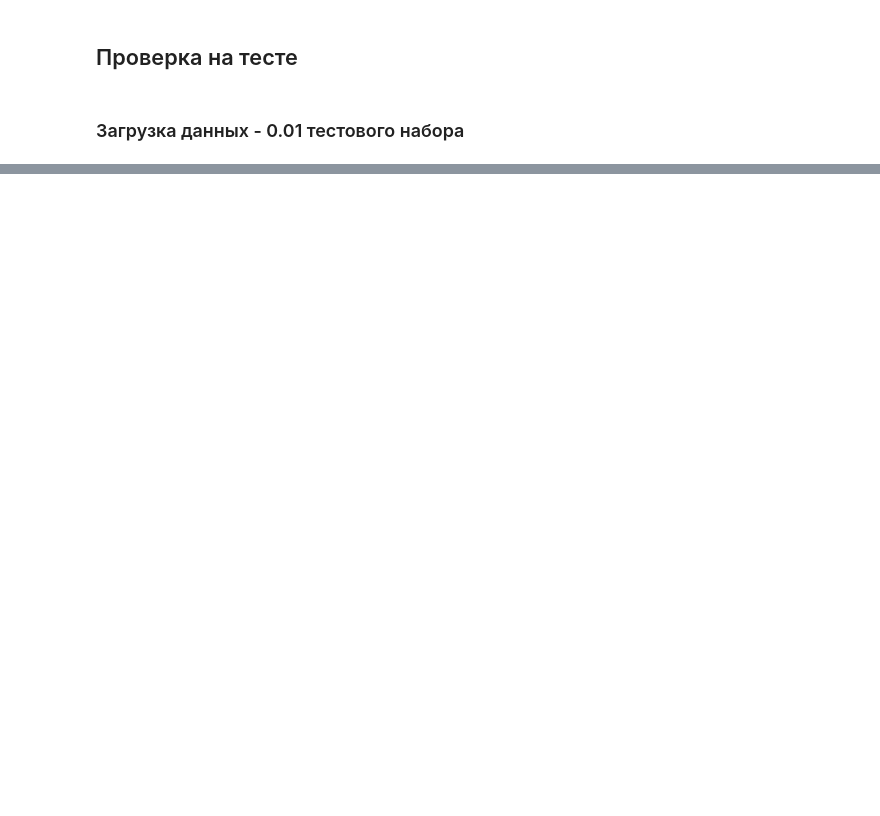
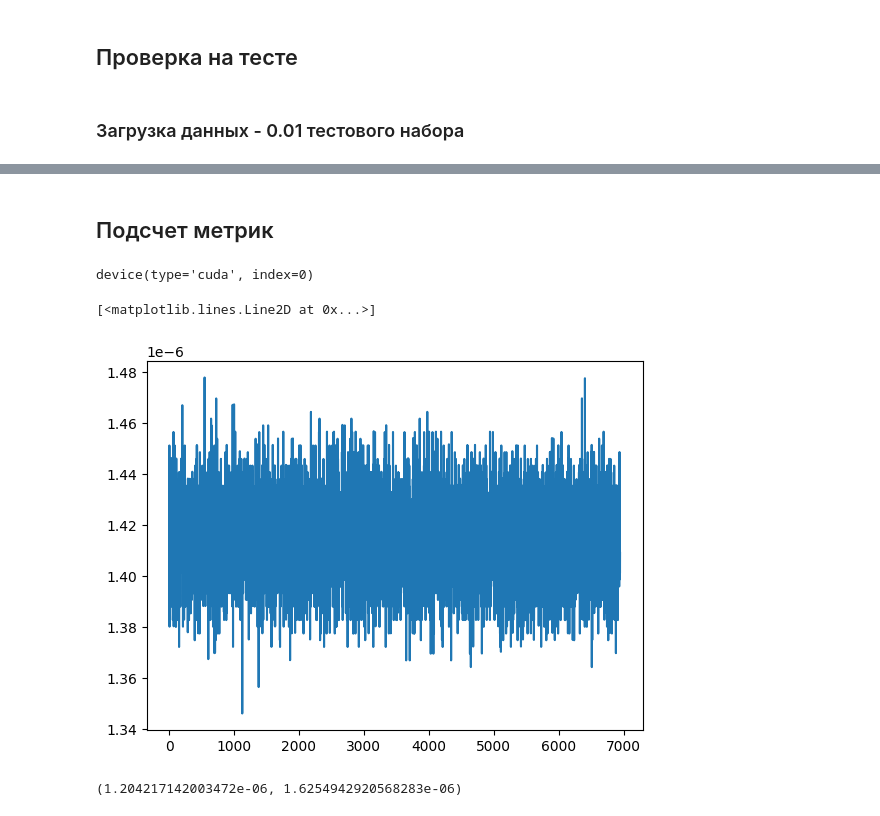
Before and after one commit to BlackKingWhitePawn/reidentification, a Jupyter notebook: classes_accuracy.ipynb, the cells around one changed output, grey strips where cells are left out. Saved outputs shown, nothing was run; the diff lists cells and outputs as text; code cells hidden in the pictures; blank space fills up the shorter version.

```diff
--- a/classes_accuracy.ipynb
+++ b/classes_accuracy.ipynb
@@ -41,7 +83,7 @@ norm_transform = get_norm_transform()
 transform = A.Compose([resize_transform, norm_transform])
 # %%
 # test_loader = get_loaders(config=dataset_config, transform=transform)
-dataset, _ = random_split(get_dataset(dataset_config, transform), [0.01, 0.99])
+dataset, _ = random_split(get_dataset(dataset_config, transform), [DATASET_USE, 1 - DATASET_USE])
 # %%
 test_loader = DataLoader(dataset)
 len(test_loader)
@@ -55,0 +107,38 @@ display_images((x1, x2), actual_distance)
+# %% [markdown]
+## Подсчет метрик
+# %%
+torch.cuda.empty_cache()
+device = torch.device("cuda:0" if torch.cuda.is_available() else "cpu")
+device
+# %% [output]
+device(type='cuda', index=0)
+# %%
+model = model.to(device)
+# model = SiameseBasicCNN().to(device)
+distances = []
+for x1, x2, y in tqdm(test_loader):
+    x1, x2, y = x1.to(device), x2.to(device), y.to(device)
+    # нам не нужно считать градиент для предсказания
+    with torch.no_grad():
+        d = model(x1, x2).item()
+    # убираем из видеопамяти
+    distances.append(d)
+    # удаляем
+    del d
+    # очищаем кэш
+    torch.cuda.empty_cache()
+    # d = 1 if (d > threshold) else 0
+
+# acc = acc / len(test_loader)
+# %%
+distances = np.array(distances)
+# distances[1]
+# %%
+plt.plot(distances)
+# %% [output]
+[<matplotlib.lines.Line2D at 0x...>]
+[figure, added]
+# %%
+distances.min(), distances.max()
+# %% [output]
+(1.204217142003472e-06, 1.6254942920568283e-06)
```
Also changed, not shown: parts of 15 cells of this notebook, 5 other files.
